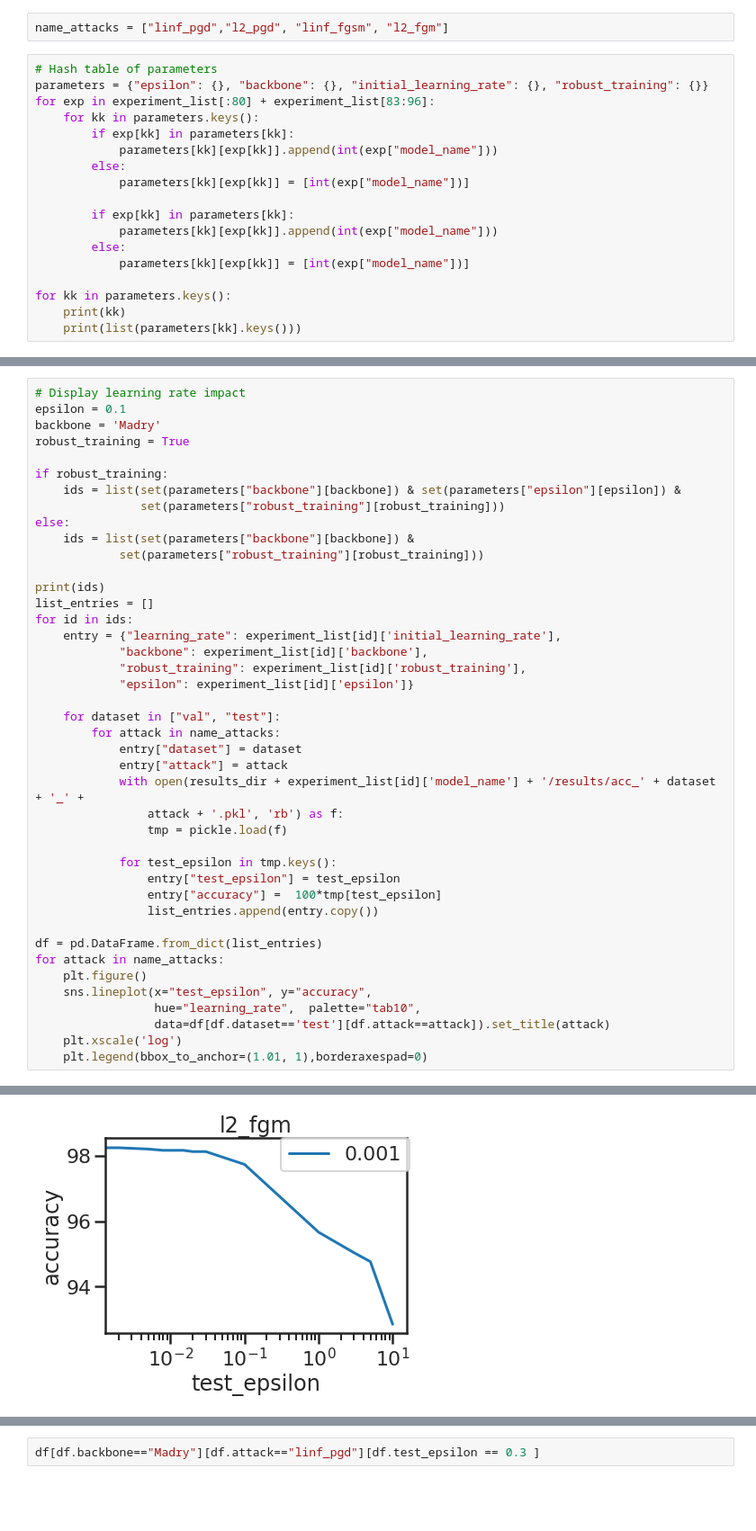
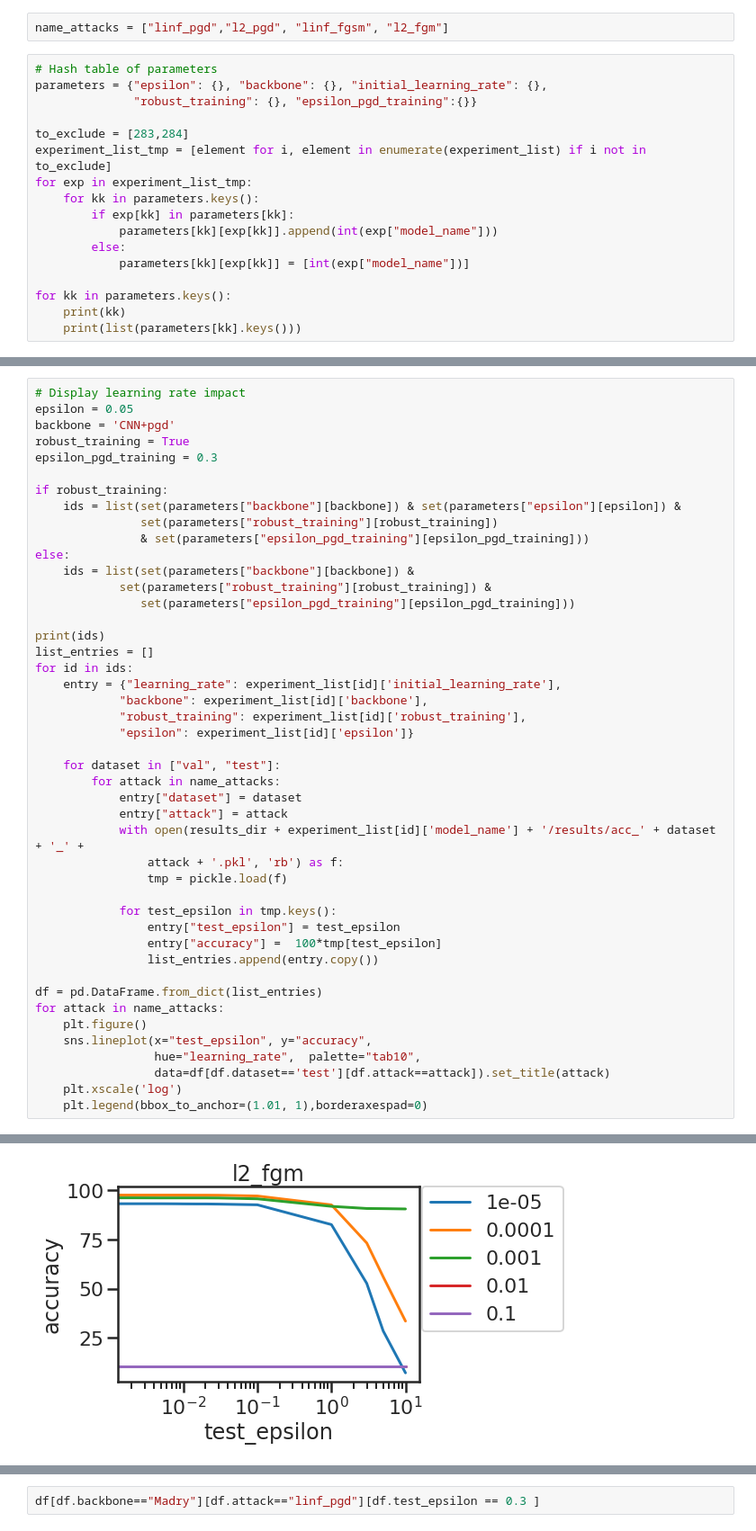
Before and after one commit to kimvc7/Robustness, a Jupyter notebook: notebooks/Pilot.ipynb, the cells around one changed output, grey strips where cells are left out. Shown at 90% size. Saved outputs shown, nothing was run; the diff lists cells and outputs as text; blank space fills up the shorter version.

Commit message:
pgd training

```diff
--- a/notebooks/Pilot.ipynb
+++ b/notebooks/Pilot.ipynb
@@ -23,14 +23,13 @@ experiment_list = run.config_experiments(results_dir, create_json=False)
 name_attacks = ["linf_pgd","l2_pgd", "linf_fgsm", "l2_fgm"]
 # %%
 # Hash table of parameters
-parameters = {"epsilon": {}, "backbone": {}, "initial_learning_rate": {}, "robust_training": {}}
-for exp in experiment_list[:80] + experiment_list[83:96]:
+parameters = {"epsilon": {}, "backbone": {}, "initial_learning_rate": {},
+              "robust_training": {}, "epsilon_pgd_training":{}}
+
+to_exclude = [283,284]
+experiment_list_tmp = [element for i, element in enumerate(experiment_list) if i not in to_exclude]
+for exp in experiment_list_tmp:
     for kk in parameters.keys():
-        if exp[kk] in parameters[kk]:
-            parameters[kk][exp[kk]].append(int(exp["model_name"]))
-        else:
-            parameters[kk][exp[kk]] = [int(exp["model_name"])]
-
         if exp[kk] in parameters[kk]:
             parameters[kk][exp[kk]].append(int(exp["model_name"]))
         else:
@@ -51,15 +52,18 @@ robust_training
 # %%
 # Display learning rate impact
-epsilon = 0.1
-backbone = 'Madry'
+epsilon = 0.05
+backbone = 'CNN+pgd'
 robust_training = True
+epsilon_pgd_training = 0.3
 
 if robust_training:
     ids = list(set(parameters["backbone"][backbone]) & set(parameters["epsilon"][epsilon]) &
-               set(parameters["robust_training"][robust_training]))
+               set(parameters["robust_training"][robust_training])
+               & set(parameters["epsilon_pgd_training"][epsilon_pgd_training]))
 else:
     ids = list(set(parameters["backbone"][backbone]) &
-            set(parameters["robust_training"][robust_training]))
+            set(parameters["robust_training"][robust_training]) &
+               set(parameters["epsilon_pgd_training"][epsilon_pgd_training]))
 
 print(ids)
 list_entries = []
@@ -98 +102 @@ for attack in name_attacks:
-[figure, old version]
+[figure, new version]
```
Also changed, not shown: parts of 8 cells of this notebook, 2 other files.
